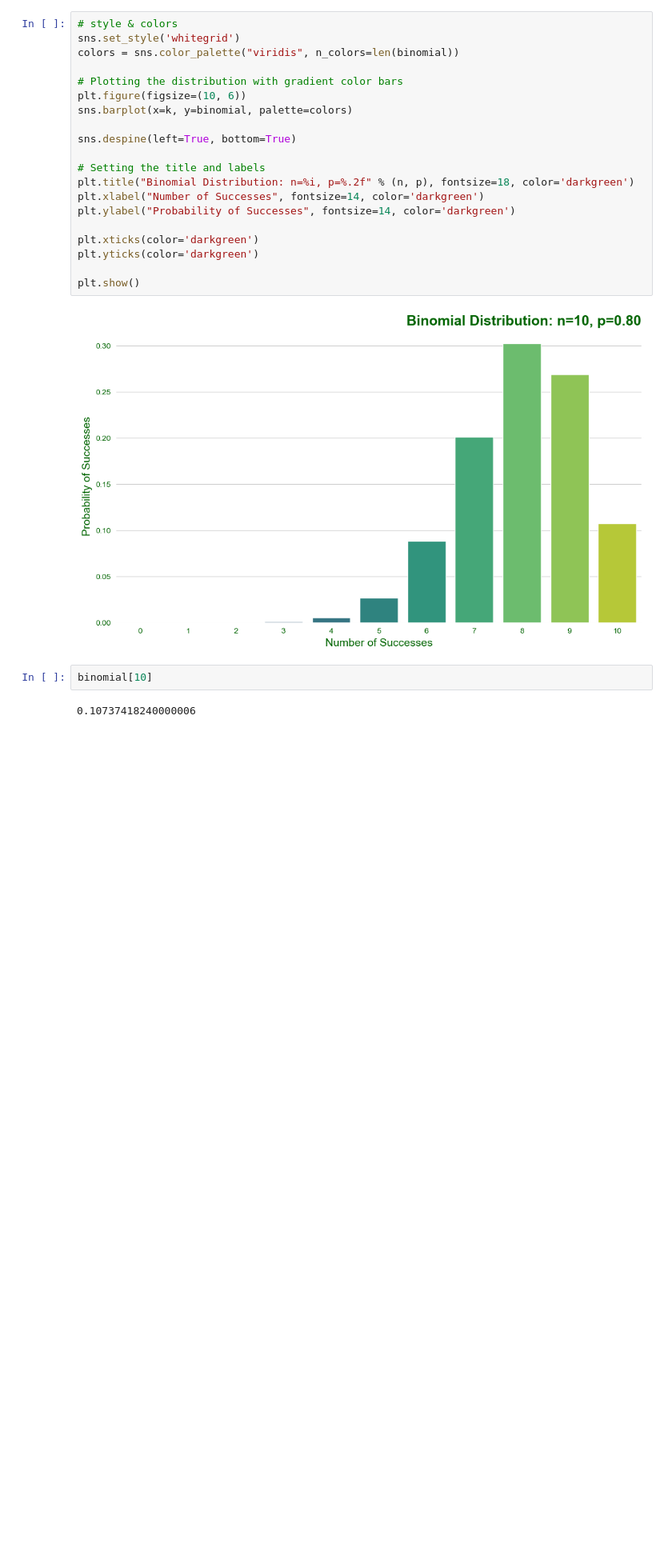
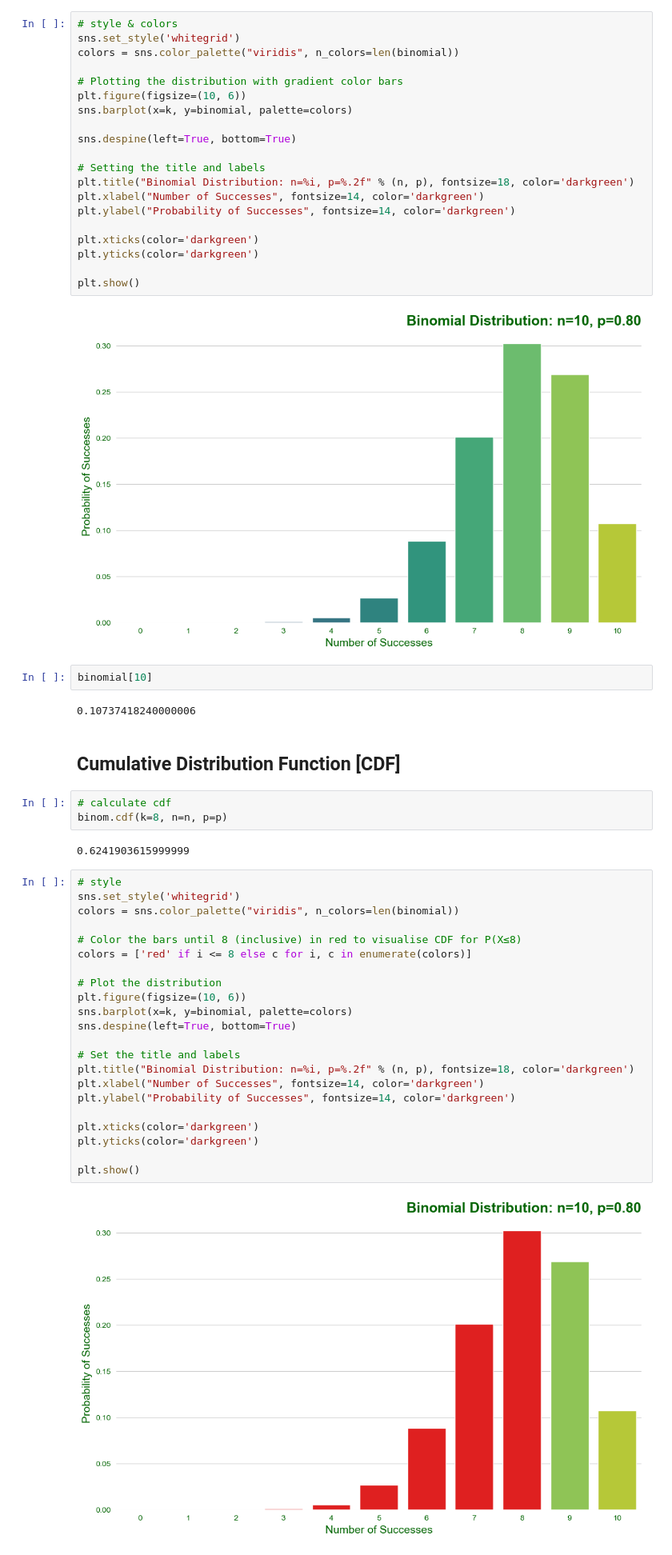
Before and after one commit to jackwychoi/SelfStudy_DataAnalysis, a Jupyter notebook: Distribution_Calculation.ipynb, the cells around one changed output. Shown at 80% size. Drawn from its saved outputs; the diff is of its cells as text; blank space fills up the shorter version.

```diff
--- a/Distribution_Calculation.ipynb
+++ b/Distribution_Calculation.ipynb
@@ -49,3 +49,34 @@ plt.show()
 binomial[10]
 # %% [output]
 0.10737418240000006
+# %% [markdown]
+## Cumulative Distribution Function [CDF]
+# %%
+# calculate cdf
+binom.cdf(k=8, n=n, p=p)
+# %% [output]
+0.6241903615999999
+# %%
+# style
+sns.set_style('whitegrid')
+colors = sns.color_palette("viridis", n_colors=len(binomial))
+
+# Color the bars until 8 (inclusive) in red to visualise CDF for P(X≤8)
+colors = ['red' if i <= 8 else c for i, c in enumerate(colors)]
+
+# Plot the distribution
+plt.figure(figsize=(10, 6))
+sns.barplot(x=k, y=binomial, palette=colors)
+sns.despine(left=True, bottom=True)
+
+# Set the title and labels
+plt.title("Binomial Distribution: n=%i, p=%.2f" % (n, p), fontsize=18, color='darkgreen')
+plt.xlabel("Number of Successes", fontsize=14, color='darkgreen')
+plt.ylabel("Probability of Successes", fontsize=14, color='darkgreen')
+
+plt.xticks(color='darkgreen')
+plt.yticks(color='darkgreen')
+
+plt.show()
+# %% [output]
+[figure, added]
```
Also changed, not shown: parts of 1 cell of this notebook.
